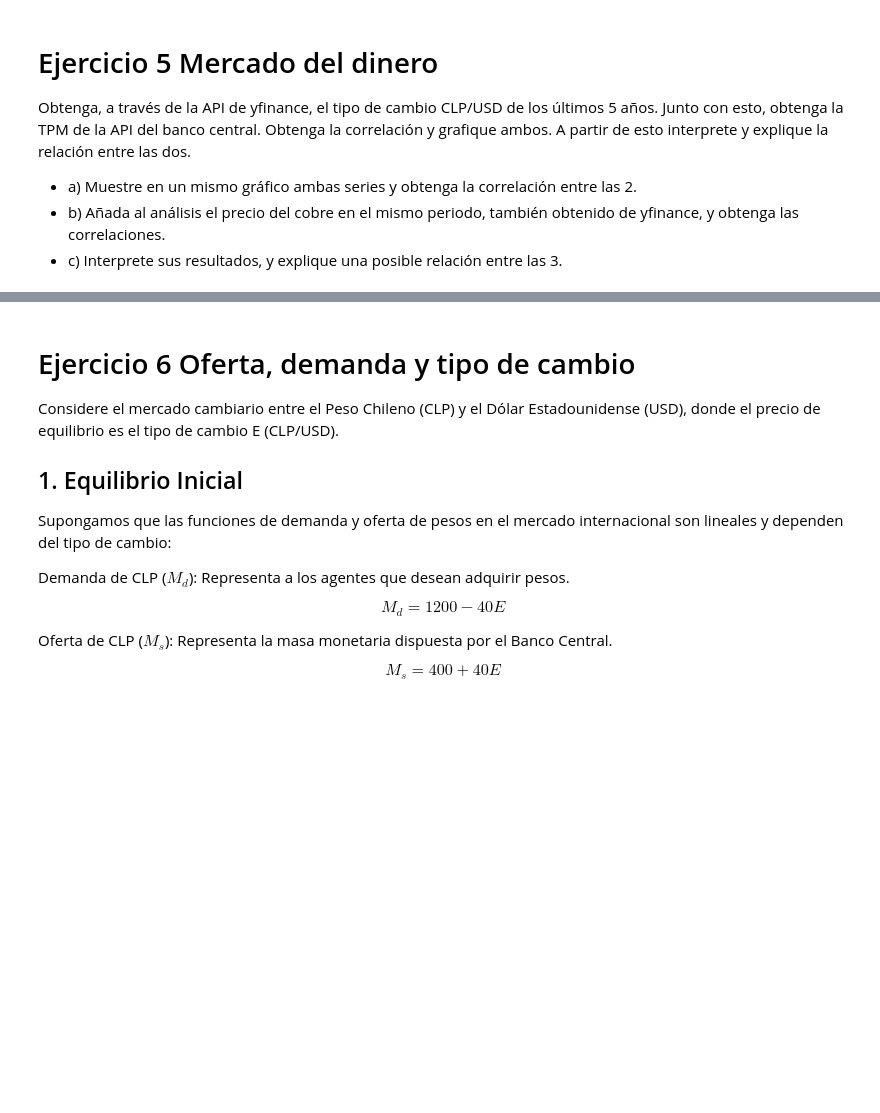
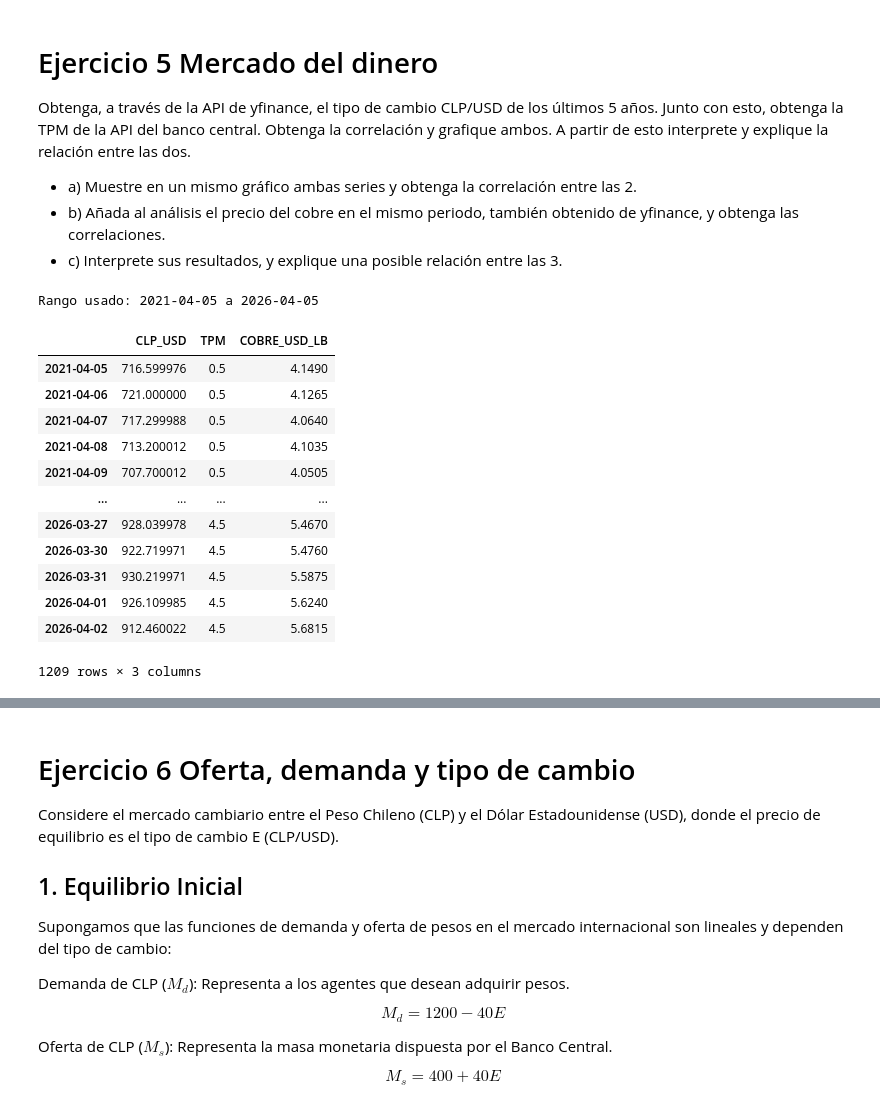
Before and after one commit to LuisPinoV/Tarea1_formulacion_de_proyectos_Bennett_Pino, a Jupyter notebook: tarea.ipynb, the cells around one changed output, grey strips where cells are left out. Saved outputs shown, nothing was run; the diff lists cells and outputs as text; code cells hidden in the pictures; blank space fills up the shorter version.

```diff
--- a/tarea.ipynb
+++ b/tarea.ipynb
@@ -317,17 +418,45 @@ y grafique ambos. A partir de esto interprete y explique la relación entre las
 y obtenga las correlaciones.
 - c) Interprete sus resultados, y explique una posible relación entre las 3.
 # %%
-start = "2021-01-01"
-end = "2026-01-01"
+end = pd.Timestamp.today().normalize()
+start = end - pd.DateOffset(years=5)
 
-clp = yf.download("CLP=X", start=start, end=end)
+#CLP/USD y cobre
+clp_raw = yf.download("clp=x", start=start, end=end, progress=False, auto_adjust=False)
+cobre_raw = yf.download("hg=f", start=start, end=end, progress=False, auto_adjust=False)
 
-cobre = yf.download("HG=F", start=start, end=end)
+def extraer_close(df_raw):
+    if isinstance(df_raw.columns, pd.MultiIndex):
+        return df_raw.xs("Close", axis=1, level=0).iloc[:, 0]
+    return df_raw["Close"]
 
-clp = clp['Close']
-cobre = cobre['Close']
+clp = extraer_close(clp_raw).rename("CLP_USD")
+cobre = extraer_close(cobre_raw).rename("COBRE_USD_LB")
 
-df = pd.concat([clp, cobre], axis=1)
-df.columns = ['CLP_USD', 'Cobre']
-df = df.dropna()
-display(df)
+#TPM
+tpm = siete.cuadro(
+    series=["F022.TPM.TIN.D001.NO.Z.D"],
+    nombres=["TPM"],
+    desde=start.strftime("%Y-%m-%d"),
+    hasta=end.strftime("%Y-%m-%d")
+)
+
+df_market = pd.concat([clp, tpm["TPM"], cobre], axis=1, sort=False).dropna()
+
+print(f"Rango usado: {start.date()} a {end.date()}")
+display(df_market)
+# %% [output]
+Rango usado: 2021-04-05 a 2026-04-05
+|  | CLP_USD | TPM | COBRE_USD_LB |
+| 2021-04-05 | 716.599976 | 0.5 | 4.1490 |
+| 2021-04-06 | 721.000000 | 0.5 | 4.1265 |
+| 2021-04-07 | 717.299988 | 0.5 | 4.0640 |
+| 2021-04-08 | 713.200012 | 0.5 | 4.1035 |
+| 2021-04-09 | 707.700012 | 0.5 | 4.0505 |
+| ... | ... | ... | ... |
+| 2026-03-27 | 928.039978 | 4.5 | 5.4670 |
+| 2026-03-30 | 922.719971 | 4.5 | 5.4760 |
+| 2026-03-31 | 930.219971 | 4.5 | 5.5875 |
+| 2026-04-01 | 926.109985 | 4.5 | 5.6240 |
+| 2026-04-02 | 912.460022 | 4.5 | 5.6815 |
+1209 rows × 3 columns
```
Also changed, not shown: parts of 13 cells of this notebook.
